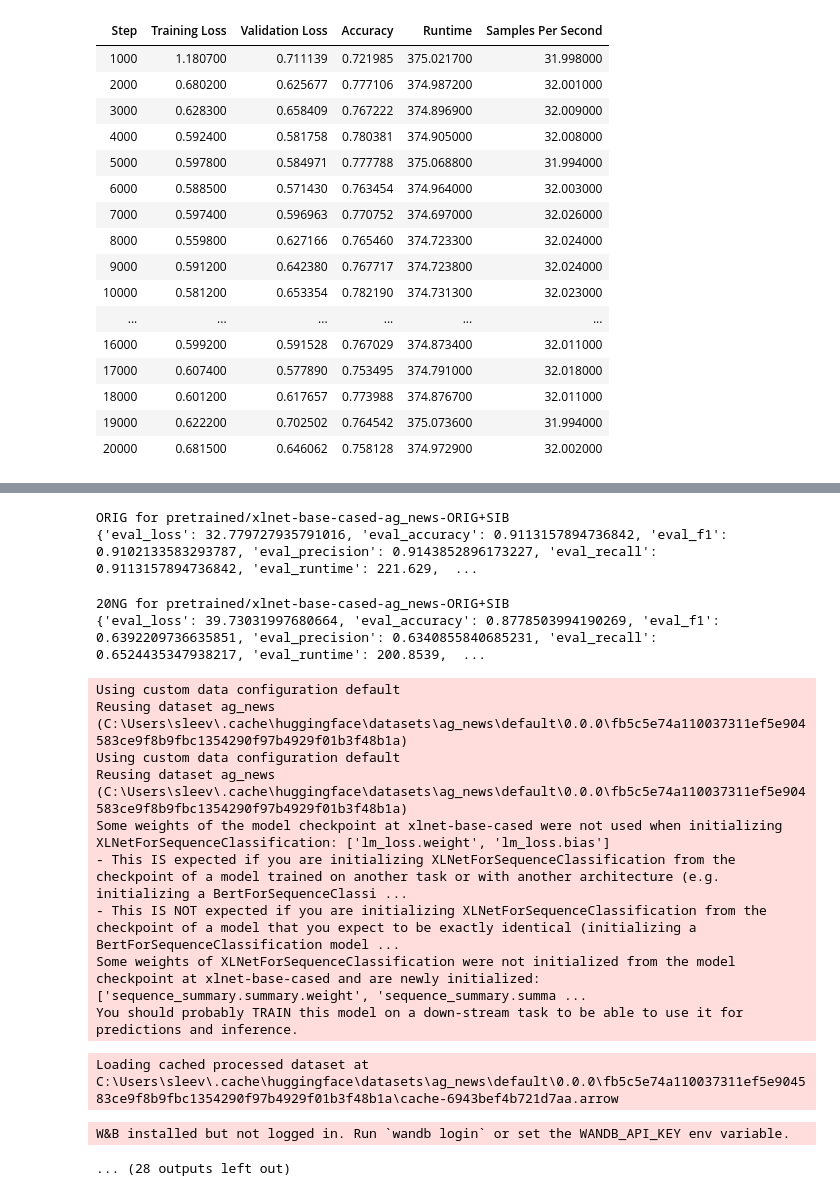
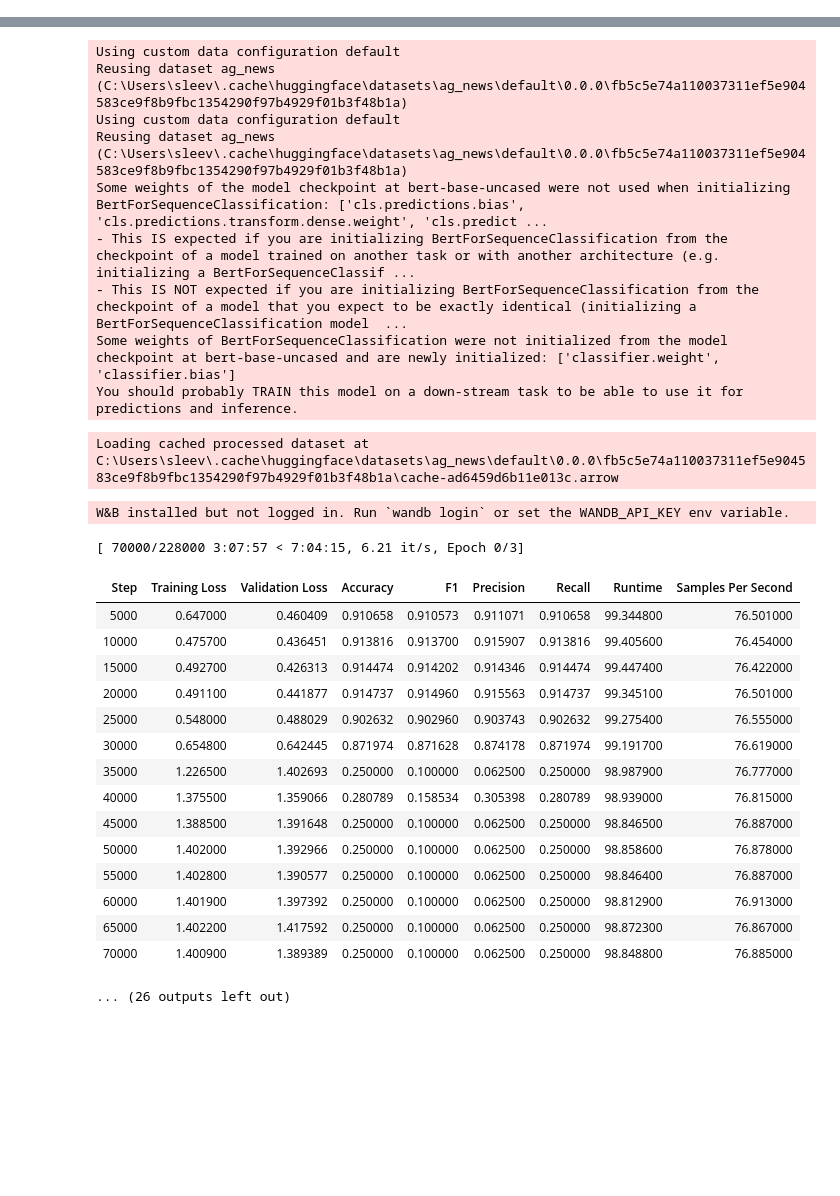
Before and after one commit to asakhala921/Sibyl_eval, a Jupyter notebook: train_AG_NEWS.ipynb, the cells around one changed output, grey strips where cells are left out. Cells and saved outputs as stored; diff of their text form; code cells hidden in the pictures; blank space fills up the shorter version.

Commit message:
train run 3

```diff
--- a/train_AG_NEWS.ipynb
+++ b/train_AG_NEWS.ipynb
@@ -127,9 +125,12 @@ MODEL_NAMES = ['xlnet-base-cased']
+# %%
+MODEL_NAMES = ['bert-base-uncased', 'roberta-base', 'xlnet-base-cased']
+ts = ['ORIG', 'INV', 'SIB', 'INVSIB', 'TextMix', 'SentMix', 'WordMix']
 # %%
 use_pretrain = False
 
 results = []
 for MODEL_NAME in MODEL_NAMES:
-    for t in ['SIB', 'INVSIB', 'TextMix', 'SentMix', 'WordMix']:
+    for t in ts:
 
         soft_target = False
         eval_only = False
@@ -227,7 +228,7 @@ for MODEL_NAME in MODEL_NAMES:
             warmup_steps=int(max_steps / 10),
             weight_decay=0.01,
             logging_dir='./logs',
-            logging_steps=1000,
+            logging_steps=5000,
             logging_first_step=True,
             load_best_model_at_end=True,
             metric_for_best_model="accuracy",
@@ -273,7 +274,7 @@ for MODEL_NAME in MODEL_NAMES:
         trainer.eval_dataset = test_dataset_20NG
         out_20NG = trainer.evaluate()
         out_20NG['run'] = checkpoint
-        out_orig['test'] = "20NG"
+        out_20NG['test'] = "20NG"
         print('20NG for {}\n{}'.format(checkpoint, out_20NG))
 
         results.append(out_orig)
@@ -297,17 +318,0 @@ W&B installed but not logged in. Run `wandb login` or set the WANDB_API_KEY env
-| Step | Training Loss | Validation Loss | Accuracy | Runtime | Samples Per Second |
-| 1000 | 1.180700 | 0.711139 | 0.721985 | 375.021700 | 31.998000 |
-| 2000 | 0.680200 | 0.625677 | 0.777106 | 374.987200 | 32.001000 |
-| 3000 | 0.628300 | 0.658409 | 0.767222 | 374.896900 | 32.009000 |
-| 4000 | 0.592400 | 0.581758 | 0.780381 | 374.905000 | 32.008000 |
-| 5000 | 0.597800 | 0.584971 | 0.777788 | 375.068800 | 31.994000 |
-| 6000 | 0.588500 | 0.571430 | 0.763454 | 374.964000 | 32.003000 |
-| 7000 | 0.597400 | 0.596963 | 0.770752 | 374.697000 | 32.026000 |
-| 8000 | 0.559800 | 0.627166 | 0.765460 | 374.723300 | 32.024000 |
-| 9000 | 0.591200 | 0.642380 | 0.767717 | 374.723800 | 32.024000 |
-| 10000 | 0.581200 | 0.653354 | 0.782190 | 374.731300 | 32.023000 |
-| ... | ... | ... | ... | ... | ... |
-| 16000 | 0.599200 | 0.591528 | 0.767029 | 374.873400 | 32.011000 |
-| 17000 | 0.607400 | 0.577890 | 0.753495 | 374.791000 | 32.018000 |
-| 18000 | 0.601200 | 0.617657 | 0.773988 | 374.876700 | 32.011000 |
-| 19000 | 0.622200 | 0.702502 | 0.764542 | 375.073600 | 31.994000 |
-| 20000 | 0.681500 | 0.646062 | 0.758128 | 374.972900 | 32.002000 |
@@ -315,19 +319,31 @@ W&B installed but not logged in. Run `wandb login` or set the WANDB_API_KEY env
-ORIG for pretrained/xlnet-base-cased-ag_news-ORIG+SIB
-{'eval_loss': 32.779727935791016, 'eval_accuracy': 0.9113157894736842, 'eval_f1': 0.9102133583293787, 'eval_precision': 0.9143852896173227, 'eval_recall': 0.9113157894736842, 'eval_runtime': 221.629,  ...
+Using custom data configuration default
+Reusing dataset ag_news (C:\Users\sleev\.cache\huggingface\datasets\ag_news\default\0.0.0\fb5c5e74a110037311ef5e904583ce9f8b9fbc1354290f97b4929f01b3f48b1a)
+Using custom data configuration default
+Reusing dataset ag_news (C:\Users\sleev\.cache\huggingface\datasets\ag_news\default\0.0.0\fb5c5e74a110037311ef5e904583ce9f8b9fbc1354290f97b4929f01b3f48b1a)
+Some weights of the model checkpoint at bert-base-uncased were not used when initializing BertForSequenceClassification: ['cls.predictions.bias', 'cls.predictions.transform.dense.weight', 'cls.predict ...
+- This IS expected if you are initializing BertForSequenceClassification from the checkpoint of a model trained on another task or with another architecture (e.g. initializing a BertForSequenceClassif ...
+- This IS NOT expected if you are initializing BertForSequenceClassification from the checkpoint of a model that you expect to be exactly identical (initializing a BertForSequenceClassification model  ...
+Some weights of BertForSequenceClassification were not initialized from the model checkpoint at bert-base-uncased and are newly initialized: ['classifier.weight', 'classifier.bias']
+You should probably TRAIN this model on a down-stream task to be able to use it for predictions and inference.
-20NG for pretrained/xlnet-base-cased-ag_news-ORIG+SIB
-{'eval_loss': 39.73031997680664, 'eval_accuracy': 0.8778503994190269, 'eval_f1': 0.6392209736635851, 'eval_precision': 0.6340855840685231, 'eval_recall': 0.6524435347938217, 'eval_runtime': 200.8539,  ...
+Loading cached processed dataset at C:\Users\sleev\.cache\huggingface\datasets\ag_news\default\0.0.0\fb5c5e74a110037311ef5e904583ce9f8b9fbc1354290f97b4929f01b3f48b1a\cache-ad6459d6b11e013c.arrow
-Using custom data configuration default
-Reusing dataset ag_news (C:\Users\sleev\.cache\huggingface\datasets\ag_news\default\0.0.0\fb5c5e74a110037311ef5e904583ce9f8b9fbc1354290f97b4929f01b3f48b1a)
-Using custom data configuration default
-Reusing dataset ag_news (C:\Users\sleev\.cache\huggingface\datasets\ag_news\default\0.0.0\fb5c5e74a110037311ef5e904583ce9f8b9fbc1354290f97b4929f01b3f48b1a)
-Some weights of the model checkpoint at xlnet-base-cased were not used when initializing XLNetForSequenceClassification: ['lm_loss.weight', 'lm_loss.bias']
-- This IS expected if you are initializing XLNetForSequenceClassification from the checkpoint of a model trained on another task or with another architecture (e.g. initializing a BertForSequenceClassi ...
-- This IS NOT expected if you are initializing XLNetForSequenceClassification from the checkpoint of a model that you expect to be exactly identical (initializing a BertForSequenceClassification model ...
-Some weights of XLNetForSequenceClassification were not initialized from the model checkpoint at xlnet-base-cased and are newly initialized: ['sequence_summary.summary.weight', 'sequence_summary.summa ...
-You should probably TRAIN this model on a down-stream task to be able to use it for predictions and inference.
+W&B installed but not logged in. Run `wandb login` or set the WANDB_API_KEY env variable.
-Loading cached processed dataset at C:\Users\sleev\.cache\huggingface\datasets\ag_news\default\0.0.0\fb5c5e74a110037311ef5e904583ce9f8b9fbc1354290f97b4929f01b3f48b1a\cache-6943bef4b721d7aa.arrow
+[ 70000/228000 3:07:57 < 7:04:15, 6.21 it/s, Epoch 0/3]
+| Step | Training Loss | Validation Loss | Accuracy | F1 | Precision | Recall | Runtime | Samples Per Second |
+| 5000 | 0.647000 | 0.460409 | 0.910658 | 0.910573 | 0.911071 | 0.910658 | 99.344800 | 76.501000 |
+| 10000 | 0.475700 | 0.436451 | 0.913816 | 0.913700 | 0.915907 | 0.913816 | 99.405600 | 76.454000 |
+| 15000 | 0.492700 | 0.426313 | 0.914474 | 0.914202 | 0.914346 | 0.914474 | 99.447400 | 76.422000 |
+| 20000 | 0.491100 | 0.441877 | 0.914737 | 0.914960 | 0.915563 | 0.914737 | 99.345100 | 76.501000 |
+| 25000 | 0.548000 | 0.488029 | 0.902632 | 0.902960 | 0.903743 | 0.902632 | 99.275400 | 76.555000 |
+| 30000 | 0.654800 | 0.642445 | 0.871974 | 0.871628 | 0.874178 | 0.871974 | 99.191700 | 76.619000 |
+| 35000 | 1.226500 | 1.402693 | 0.250000 | 0.100000 | 0.062500 | 0.250000 | 98.987900 | 76.777000 |
+| 40000 | 1.375500 | 1.359066 | 0.280789 | 0.158534 | 0.305398 | 0.280789 | 98.939000 | 76.815000 |
+| 45000 | 1.388500 | 1.391648 | 0.250000 | 0.100000 | 0.062500 | 0.250000 | 98.846500 | 76.887000 |
+| 50000 | 1.402000 | 1.392966 | 0.250000 | 0.100000 | 0.062500 | 0.250000 | 98.858600 | 76.878000 |
+| 55000 | 1.402800 | 1.390577 | 0.250000 | 0.100000 | 0.062500 | 0.250000 | 98.846400 | 76.887000 |
+| 60000 | 1.401900 | 1.397392 | 0.250000 | 0.100000 | 0.062500 | 0.250000 | 98.812900 | 76.913000 |
+| 65000 | 1.402200 | 1.417592 | 0.250000 | 0.100000 | 0.062500 | 0.250000 | 98.872300 | 76.867000 |
+| 70000 | 1.400900 | 1.389389 | 0.250000 | 0.100000 | 0.062500 | 0.250000 | 98.848800 | 76.885000 |
-W&B installed but not logged in. Run `wandb login` or set the WANDB_API_KEY env variable.
+... (26 outputs left out)
-... (28 outputs left out)
 # %%
 df = pd.DataFrame(results)
 df
```
Also changed, not shown: parts of 3 cells of this notebook, 2 other files.
